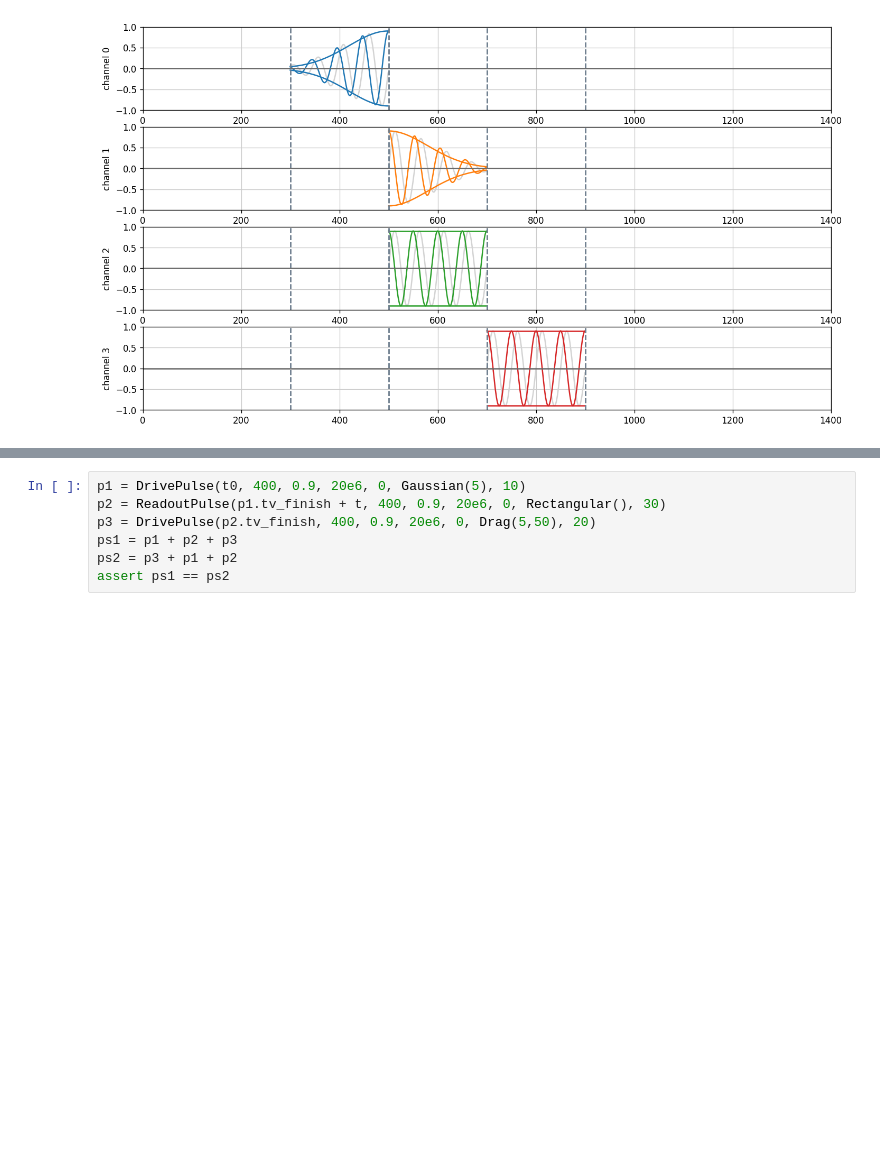
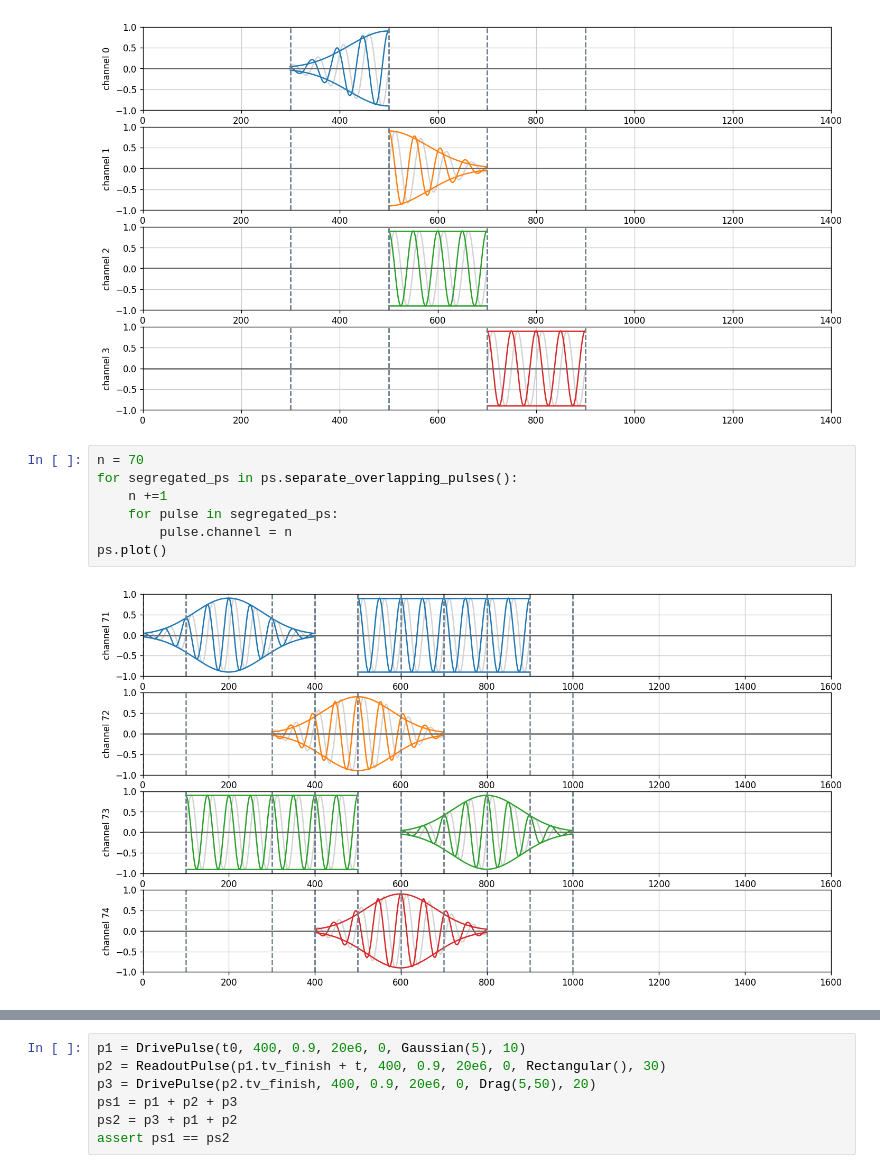
Before and after one commit to qiboteam/qibolab, a Jupyter notebook: examples/tii/pulsesequence_pulses_tests.ipynb, the cells around one changed output, grey strips where cells are left out. Saved outputs shown, nothing was run; the diff lists cells and outputs as text; blank space fills up the shorter version.

```diff
--- a/examples/tii/pulsesequence_pulses_tests.ipynb
+++ b/examples/tii/pulsesequence_pulses_tests.ipynb
@@ -463,6 +465,15 @@ for section in overlaps.keys():
 split_pulses.plot()
 # %% [output]
 [figure]
+# %%
+n = 70
+for segregated_ps in ps.separate_overlapping_pulses():
+    n +=1
+    for pulse in segregated_ps:
+        pulse.channel = n
+ps.plot()
+# %% [output]
+[figure, added]
 # %%
 from ipywidgets import *
 import numpy as np
```
Also changed, not shown: parts of 5 cells of this notebook, 8 other files.
